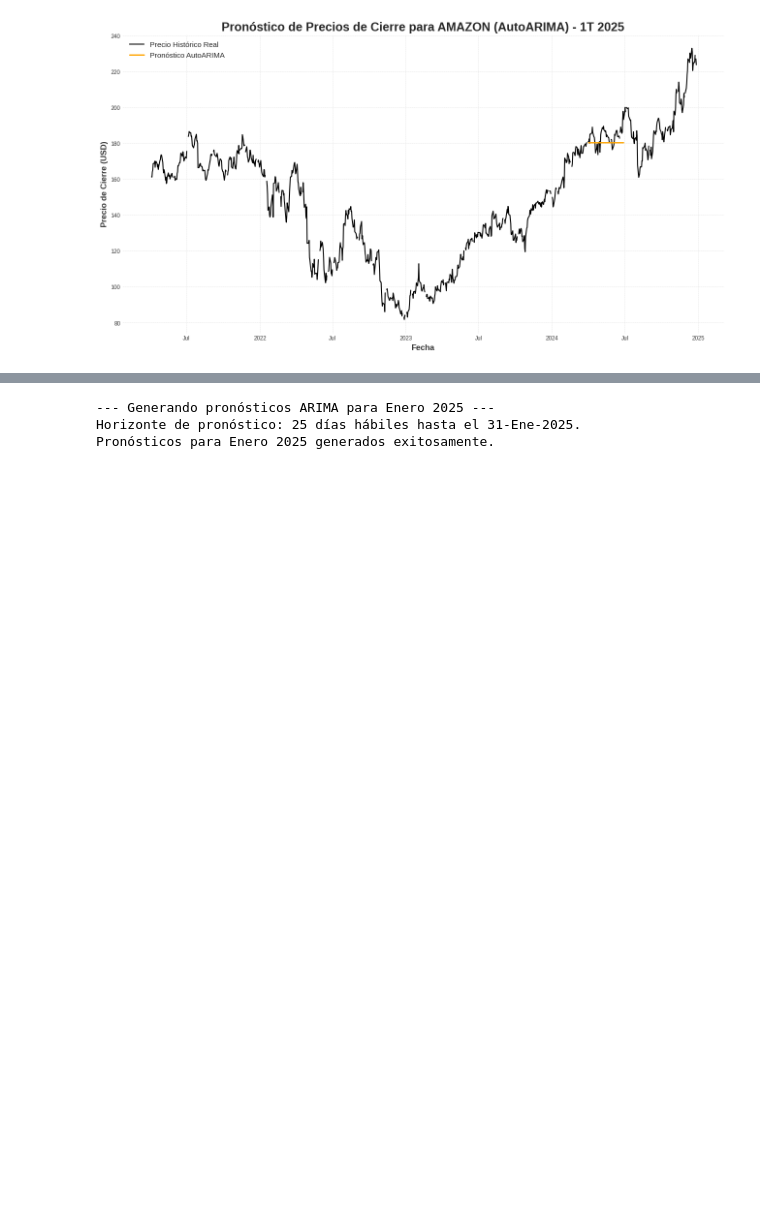
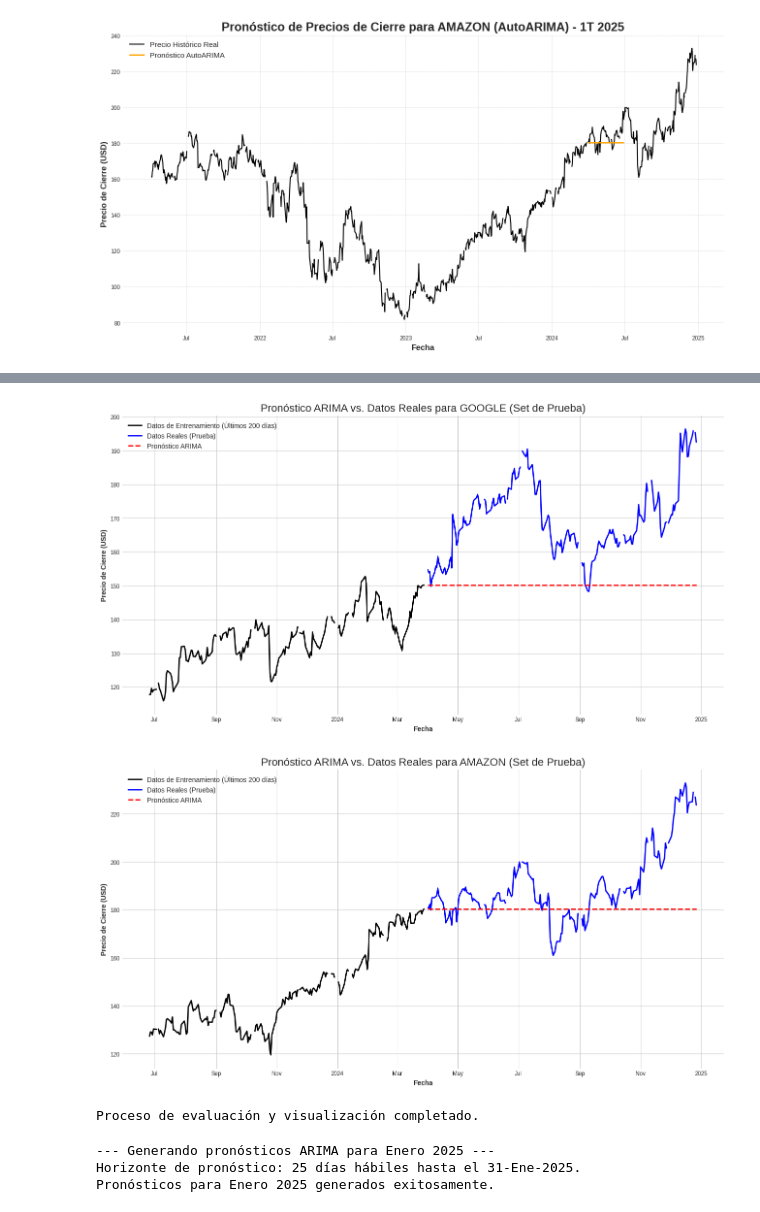
Before and after one commit to jaimeisaac2020/Python-analsisis-basicos, a Jupyter notebook: analisis_hipotesis4_tesis.ipynb, the cells around one changed output, grey strips where cells are left out. Drawn from its saved outputs; the diff is of its cells as text; code cells hidden in the pictures; blank space fills up the shorter version.

```diff
--- a/analisis_hipotesis4_tesis.ipynb
+++ b/analisis_hipotesis4_tesis.ipynb
@@ -960,0 +1110,74 @@ NameError: name 'pred_googl_arima' is not defined
+# %%
+# Celda 2: Entrenamiento, Evaluación y Visualización del Modelo AutoARIMA en el Set de Prueba
+# =============================================================================
+# Este bloque de código entrena el modelo, genera predicciones sobre el conjunto de
+# prueba, calcula las métricas de error y finalmente visualiza los resultados.
+
+print("--- Entrenando y evaluando modelo AutoARIMA con Darts ---")
+
+# --- ANÁLISIS PARA GOOGLE ---
+# -----------------------------
+
+print("\nEntrenando AutoARIMA para GOOGLE...")
+model_arima_googl = AutoARIMA()
+model_arima_googl.fit(train_googl)
+
+print("Generando predicciones de prueba para GOOGLE...")
+pred_googl_arima = model_arima_googl.predict(len(val_googl))
+
+# Evaluación del modelo
+mse_arima_googl = mse(val_googl, pred_googl_arima)
+mae_arima_googl = mae(val_googl, pred_googl_arima)
+r2_arima_googl = r2_score(val_googl, pred_googl_arima)
+
+print("Resultados de evaluación para GOOGLE (AutoARIMA):")
+print(f"  MSE: {mse_arima_googl:.8f}")
+print(f"  MAE: {mae_arima_googl:.8f}")
+print(f"  R²: {r2_arima_googl:.4f}")
+
+# --- ANÁLISIS PARA AMAZON ---
+# -----------------------------
+
+print("\nEntrenando AutoARIMA para AMAZON...")
+model_arima_amzn = AutoARIMA()
+model_arima_amzn.fit(train_amzn)
+
+print("Generando predicciones de prueba para AMAZON...")
+pred_amzn_arima = model_arima_amzn.predict(len(val_amzn))
+
+# Evaluación del modelo
+mse_arima_amzn = mse(val_amzn, pred_arima_amzn)
+mae_arima_amzn = mae(val_amzn, pred_arima_amzn)
+r2_arima_amzn = r2_score(val_amzn, pred_arima_amzn)
+
+print("Resultados de evaluación para AMAZON (AutoARIMA):")
+print(f"  MSE: {mse_arima_amzn:.8f}")
+print(f"  MAE: {mae_arima_amzn:.8f}")
+print(f"  R²: {r2_arima_amzn:.4f}")
+
+
+# --- VISUALIZACIÓN DE RESULTADOS ---
+# ------------------------------------
+print("\nGenerando gráficos de visualización...")
+
+def plot_forecast_vs_actual(train_series, val_series, pred_series, asset_name):
+    plt.figure(figsize=(16, 8))
+    # Graficar solo los últimos 200 puntos de entrenamiento para un mejor contexto visual
+    train_series[-200:].plot(label='Datos de Entrenamiento (Últimos 200 días)', color='black')
+    val_series.plot(label='Datos Reales (Prueba)', color='blue', linewidth=2)
+    pred_series.plot(label='Pronóstico ARIMA', color='red', linestyle='--', linewidth=2)
+    plt.title(f'Pronóstico ARIMA vs. Datos Reales para {asset_name} (Set de Prueba)', fontsize=16)
+    plt.xlabel('Fecha')
+    plt.ylabel('Precio de Cierre (USD)')
+    plt.legend()
+    plt.grid(True)
+    plt.show()
+
+# Visualizar para Google
+plot_forecast_vs_actual(train_googl, val_googl, pred_googl_arima, 'GOOGLE')
+
+# Visualizar para Amazon
+plot_forecast_vs_actual(train_amzn, val_amzn, pred_amzn_arima, 'AMAZON')
+
+print("\nProceso de evaluación y visualización completado.")
+# %% [output]
@@ -961,3 +1201,6 @@ NameError: name 'pred_googl_arima' is not defined
+[figure, added]
+[figure, added]
+Proceso de evaluación y visualización completado.
 # %%
 # Celda 5: Generación de Pronósticos ARIMA para Enero 2025
 # =============================================================================
```
Also changed, not shown: parts of 26 cells of this notebook.
